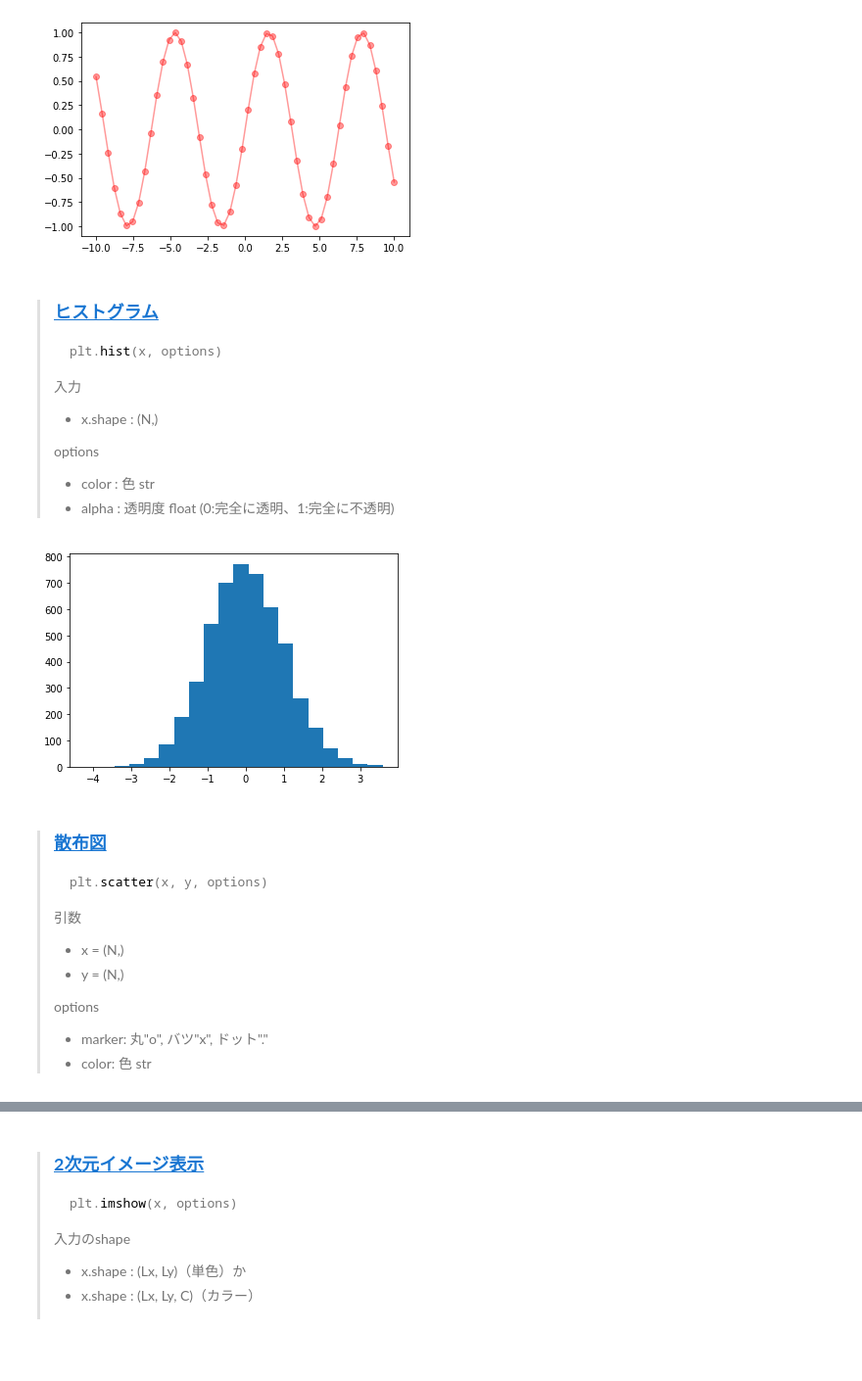
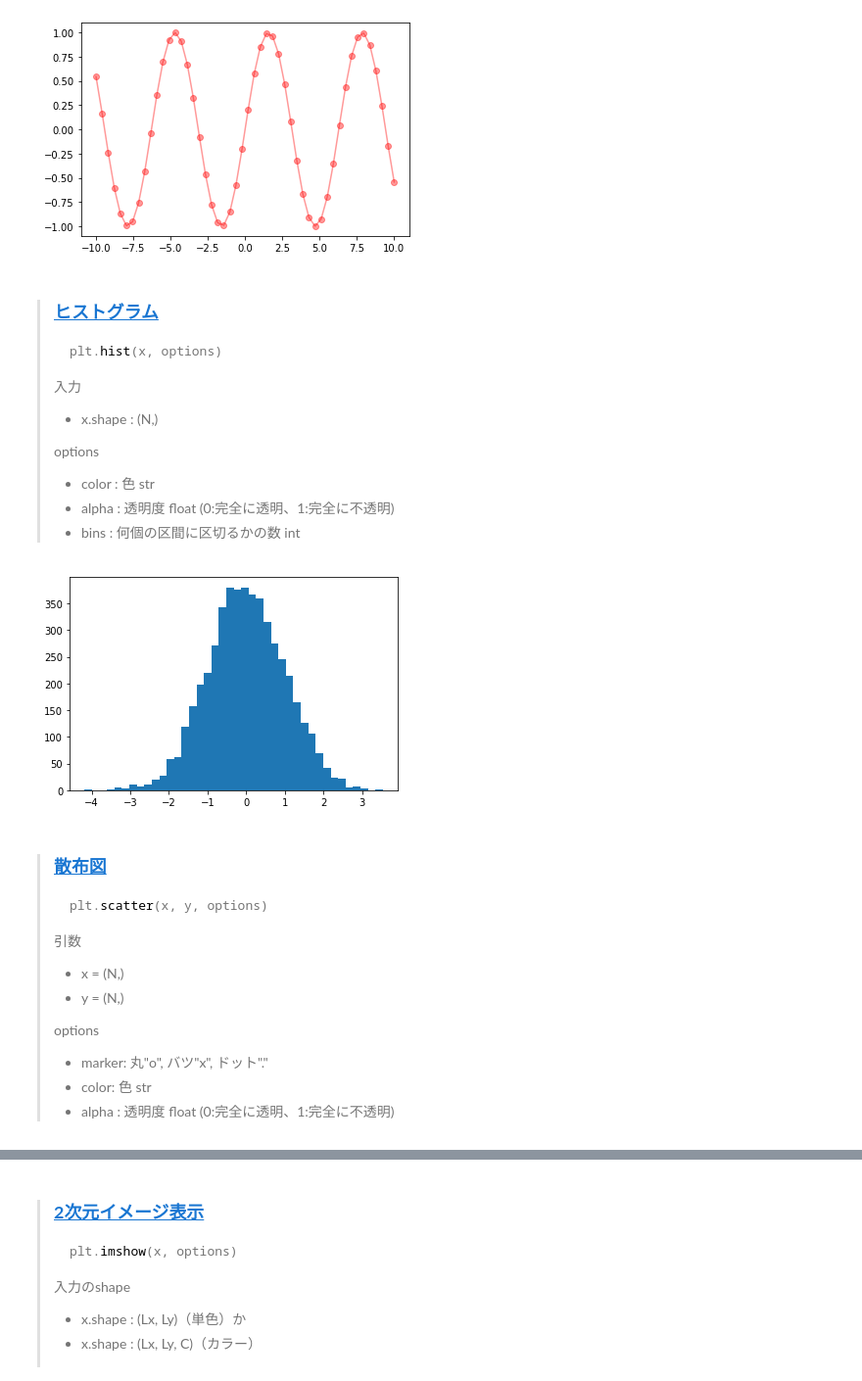
Before and after one commit to AkinoriTanaka-phys/deeplearning_notes, a Jupyter notebook: appendix/intro2plt.ipynb, the cells around one changed output, grey strips where cells are left out. Shown at 98% size. Saved outputs shown, nothing was run; the diff lists cells and outputs as text; code cells hidden in the pictures; blank space fills up the shorter version.

````diff
--- a/appendix/intro2plt.ipynb
+++ b/appendix/intro2plt.ipynb
@@ -47,14 +47,15 @@ plt.show()
 >
 > - color : 色 str
 > - alpha : 透明度 float (0:完全に透明、1:完全に不透明)
+> - bins : 何個の区間に区切るかの数 int
 # %%
 rg = np.random.default_rng()
 x = rg.normal(0, 1, 5000)
 
-plt.hist(x, bins=20)
+plt.hist(x, bins=40)
 plt.show()
 # %% [output]
-[figure, old version]
+[figure, new version]
 # %% [markdown]
 > ### [**散布図**](https://matplotlib.org/api/_as_gen/matplotlib.pyplot.scatter.html?highlight=scatter#matplotlib.pyplot.scatter)
 > ```python
@@ -67,6 +68,7 @@ plt.show()
 > options
 > - marker: 丸"o", バツ"x", ドット"."
 > - color: 色 str
+> - alpha : 透明度 float (0:完全に透明、1:完全に不透明)
 # %%
 rg = np.random.default_rng()
 xy = rg.standard_normal(size=(100, 2))
````
Also changed, not shown: parts of 1 cell of this notebook, 4 other files.
